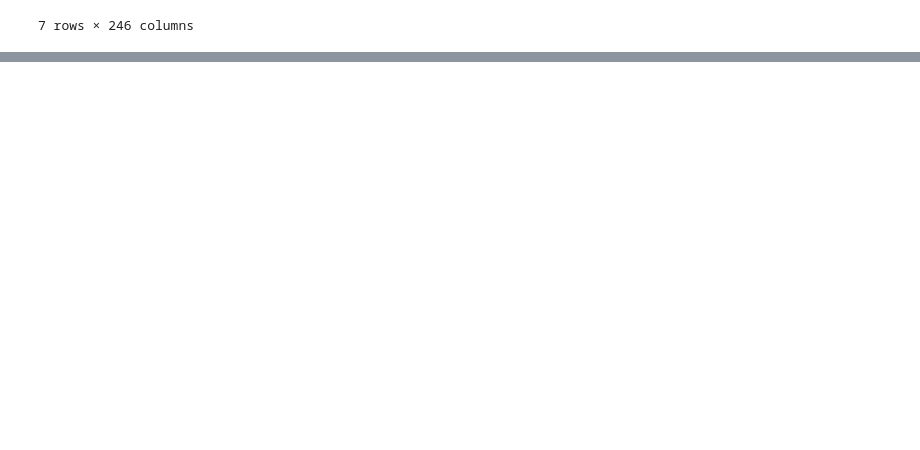
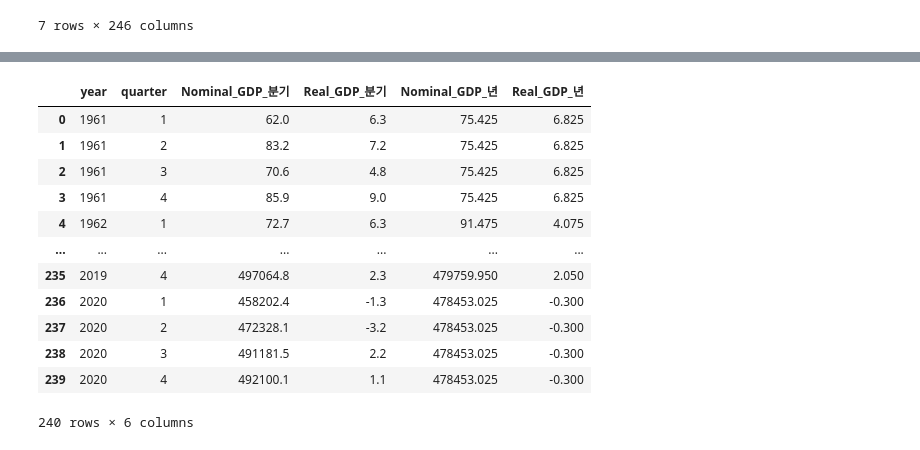
Before and after one commit to blackbutterfly0852/property_python, a Jupyter notebook: 230109 내집마련파이썬_1_3_파이썬라이브러리.ipynb, the cells around one changed output, grey strips where cells are left out. Cells and saved outputs as stored; diff of their text form; code cells hidden in the pictures; blank space fills up the shorter version.

```diff
--- a/230109 내집마련파이썬_1_3_파이썬라이브러리.ipynb
+++ b/230109 내집마련파이썬_1_3_파이썬라이브러리.ipynb
@@ -67,0 +99,4 @@ df
+# %%
+# 중간 '-'값 처리
+gdp = gdp[(gdp['year'] >=1961) & (gdp['year'] !=2021)]
+gdp
@@ -67,0 +117,4 @@ df
+# %%
+# Nominal_GDP ',' 값 처리
+gdp['Nominal_GDP'] = gdp['Nominal_GDP'].apply(lambda x: x.replace(',',''))
+gdp
@@ -67,0 +135,11 @@ df
+# %%
+# Nominal_GDP, Real_GDP > float 변경
+gdp.info()
+
+gdp = gdp.astype({
+    'Nominal_GDP' : float,
+    'Real_GDP' : float
+})
+
+right = pd.DataFrame(gdp.groupby(['year'])['Nominal_GDP'].mean()).reset_index()
+left  = pd.DataFrame(gdp.groupby(['year'])['Real_GDP'].mean()).reset_index()
@@ -67,0 +214,3 @@ df
+# %%
+gdp_pre = pd.merge(gdp, right, how ='left', left_on =['year'], right_on = ['year'], suffixes = ['_분기', '_년'])
+gdp_pre
@@ -67,0 +231,17 @@ df
+# %%
+gdp_pre = pd.merge(gdp_pre, left, how = 'left', left_on = ['year'], right_on =['year'], suffixes = ['_분기','_년'])
+gdp_pre
+# %% [output]
+|  | year | quarter | Nominal_GDP_분기 | Real_GDP_분기 | Nominal_GDP_년 | Real_GDP_년 |
+| 0 | 1961 | 1 | 62.0 | 6.3 | 75.425 | 6.825 |
+| 1 | 1961 | 2 | 83.2 | 7.2 | 75.425 | 6.825 |
+| 2 | 1961 | 3 | 70.6 | 4.8 | 75.425 | 6.825 |
+| 3 | 1961 | 4 | 85.9 | 9.0 | 75.425 | 6.825 |
+| 4 | 1962 | 1 | 72.7 | 6.3 | 91.475 | 4.075 |
+| ... | ... | ... | ... | ... | ... | ... |
+| 235 | 2019 | 4 | 497064.8 | 2.3 | 479759.950 | 2.050 |
+| 236 | 2020 | 1 | 458202.4 | -1.3 | 478453.025 | -0.300 |
+| 237 | 2020 | 2 | 472328.1 | -3.2 | 478453.025 | -0.300 |
+| 238 | 2020 | 3 | 491181.5 | 2.2 | 478453.025 | -0.300 |
+| 239 | 2020 | 4 | 492100.1 | 1.1 | 478453.025 | -0.300 |
+240 rows × 6 columns
```
Also changed, not shown: parts of 14 cells of this notebook.
